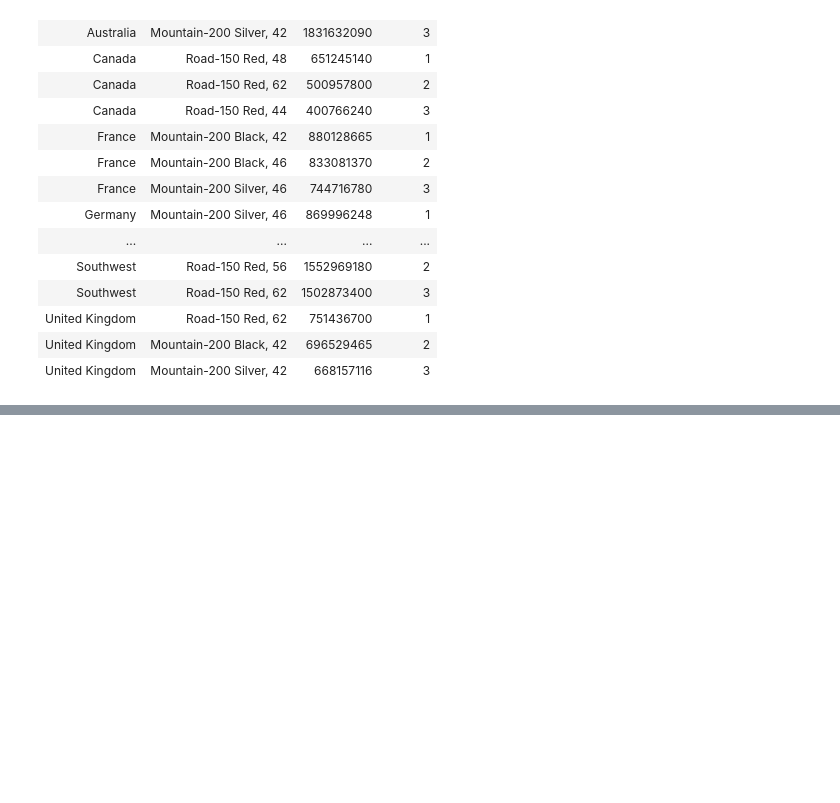
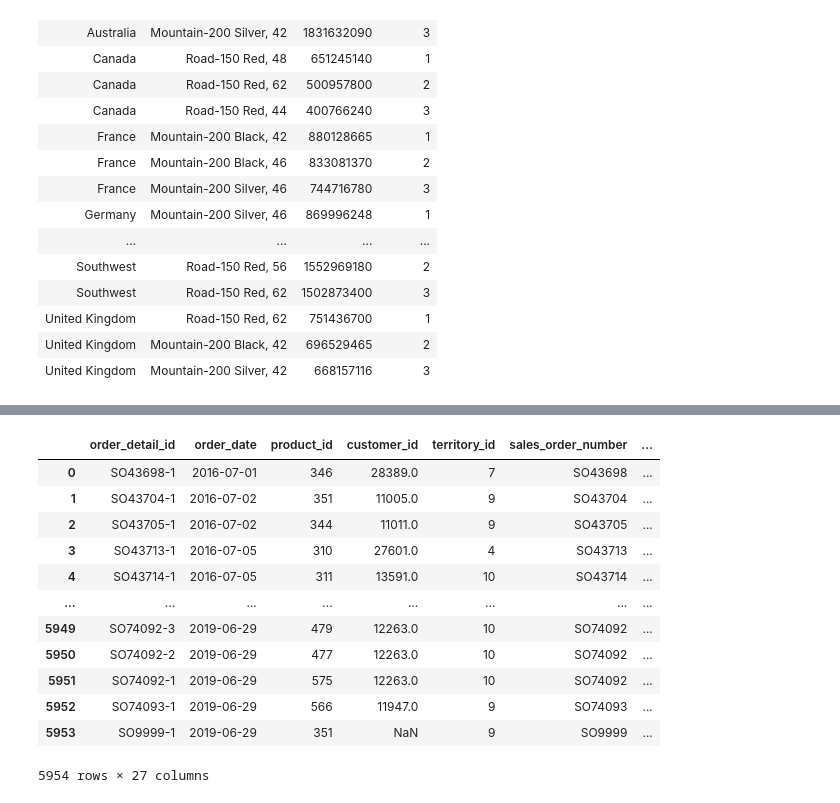
Before and after one commit to mhfaisaluddin/Churn-Prediction-on-Credit-Card-Data, a Jupyter notebook: sql_mini_porto.ipynb, the cells around one changed output, grey strips where cells are left out. Cells and saved outputs as stored; diff of their text form; code cells hidden in the pictures; blank space fills up the shorter version.

```diff
--- a/sql_mini_porto.ipynb
+++ b/sql_mini_porto.ipynb
@@ -635,0 +699,16 @@ WHERE ranking <=3
+# %%
+pd.read_csv('sales_detail.csv')
+# %% [output]
+|  | order_detail_id | order_date | product_id | customer_id | territory_id | sales_order_number | ... |
+| 0 | SO43698-1 | 2016-07-01 | 346 | 28389.0 | 7 | SO43698 | ... |
+| 1 | SO43704-1 | 2016-07-02 | 351 | 11005.0 | 9 | SO43704 | ... |
+| 2 | SO43705-1 | 2016-07-02 | 344 | 11011.0 | 9 | SO43705 | ... |
+| 3 | SO43713-1 | 2016-07-05 | 310 | 27601.0 | 4 | SO43713 | ... |
+| 4 | SO43714-1 | 2016-07-05 | 311 | 13591.0 | 10 | SO43714 | ... |
+| ... | ... | ... | ... | ... | ... | ... | ... |
+| 5949 | SO74092-3 | 2019-06-29 | 479 | 12263.0 | 10 | SO74092 | ... |
+| 5950 | SO74092-2 | 2019-06-29 | 477 | 12263.0 | 10 | SO74092 | ... |
+| 5951 | SO74092-1 | 2019-06-29 | 575 | 12263.0 | 10 | SO74092 | ... |
+| 5952 | SO74093-1 | 2019-06-29 | 566 | 11947.0 | 9 | SO74093 | ... |
+| 5953 | SO9999-1 | 2019-06-29 | 351 | NaN | 9 | SO9999 | ... |
+5954 rows × 27 columns
```
Also changed, not shown: parts of 13 cells of this notebook.
